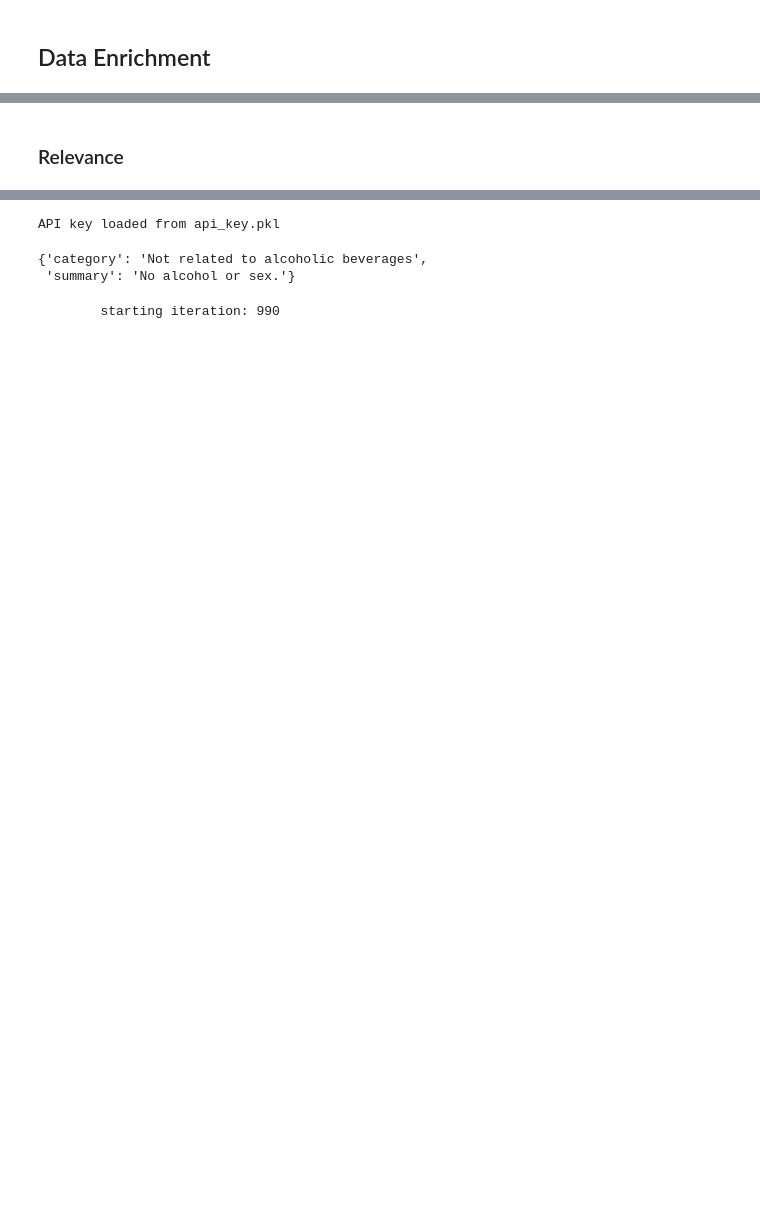
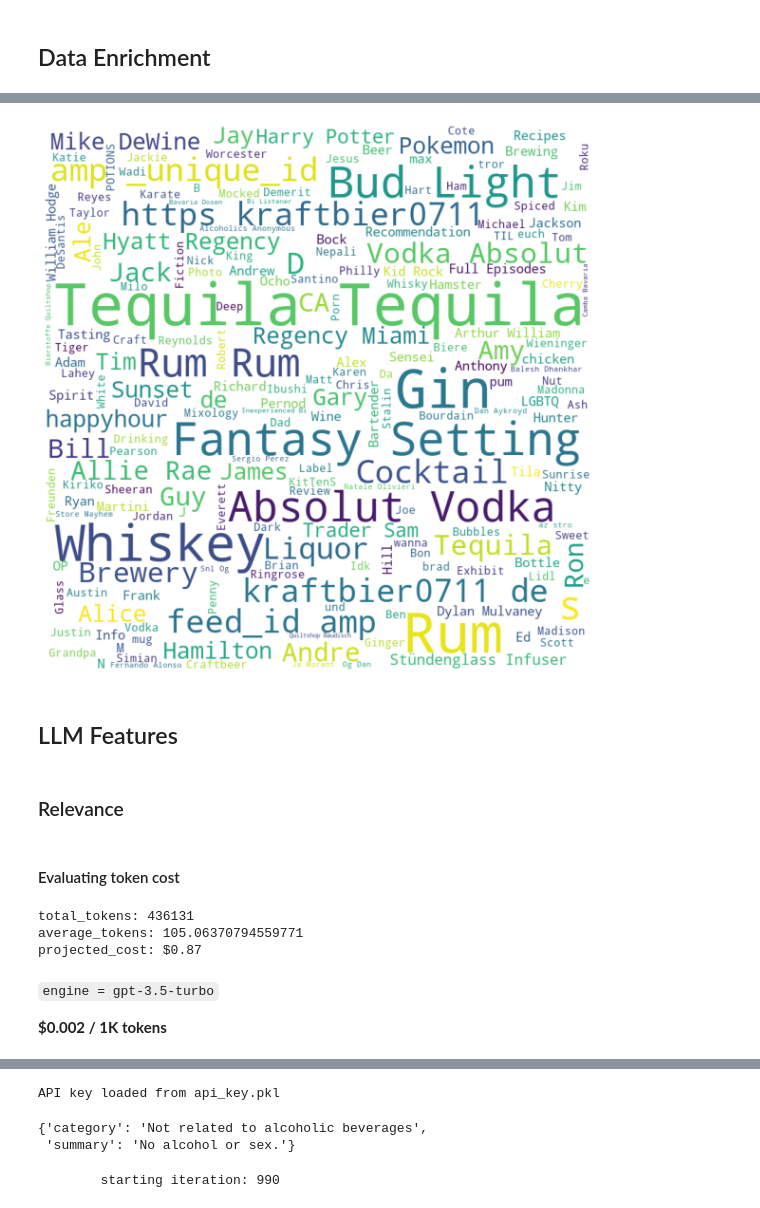
Before and after one commit to stvnchnsn/whitespace_detector, a Jupyter notebook: Exploratory.ipynb, the cells around one changed output, grey strips where cells are left out. Drawn from its saved outputs; the diff is of its cells as text; code cells hidden in the pictures; blank space fills up the shorter version.

```diff
--- a/Exploratory.ipynb
+++ b/Exploratory.ipynb
@@ -109,2 +237,41 @@ named_entity: ['San Francisco', 'Spritz', '#drinkresponsibly #', '#thelilletway'
+# %%
+generate_word_bubble(results_df.title_named_entity_PERSON.dropna())
+# %% [output]
+[figure, added]
+# %% [markdown]
+## LLM Features
 # %% [markdown]
 ### Relevance
+# %% [markdown]
+#### Evaluating token cost
+# %%
+import locale
+locale.setlocale(locale.LC_ALL, 'en_US.UTF-8')
+
+
+
+curie_cost = 0.002 # per 1k tokens
+
+
+total_tokens = 0
+for i, row in results_df.iterrows():
+    tokens = evaluator.get_tokens(row['title'])
+    if not pd.isna(row.selftext):
+        tokens += evaluator.get_tokens(row['selftext'])
+    total_tokens+=tokens
+
+projected_cost = (total_tokens/1000) * curie_cost
+projected_cost = locale.currency(projected_cost, grouping=True)
+print(f'''
+total_tokens: {total_tokens}
+average_tokens: {total_tokens/i+1}
+projected_cost: {projected_cost}
+''')
+# %% [output]
+total_tokens: 436131
+average_tokens: 105.06370794559771
+projected_cost: $0.87
+# %% [markdown]
+`engine = gpt-3.5-turbo`
+
+**$0.002 / 1K tokens**
```
Also changed, not shown: parts of 46 cells of this notebook, 1 other file.
